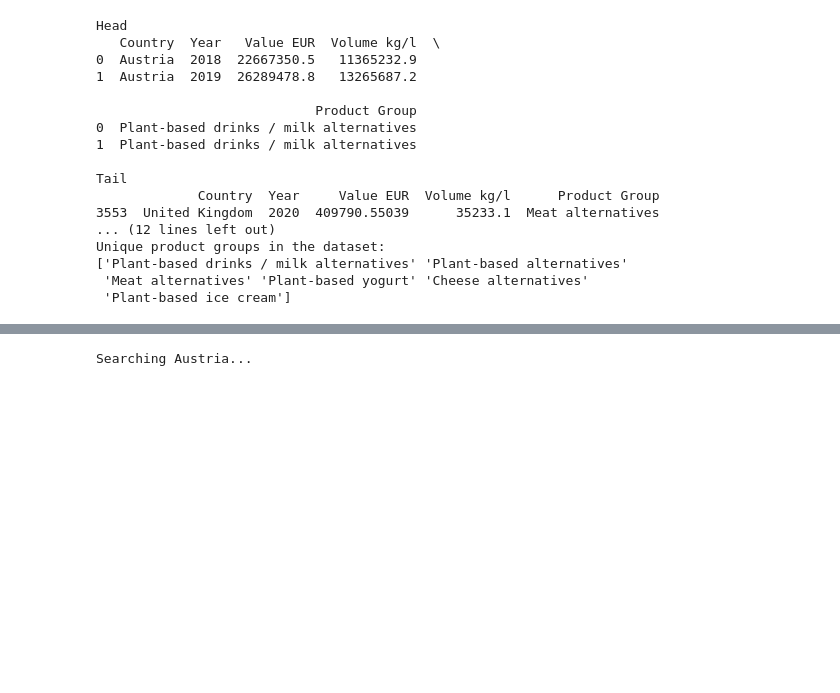
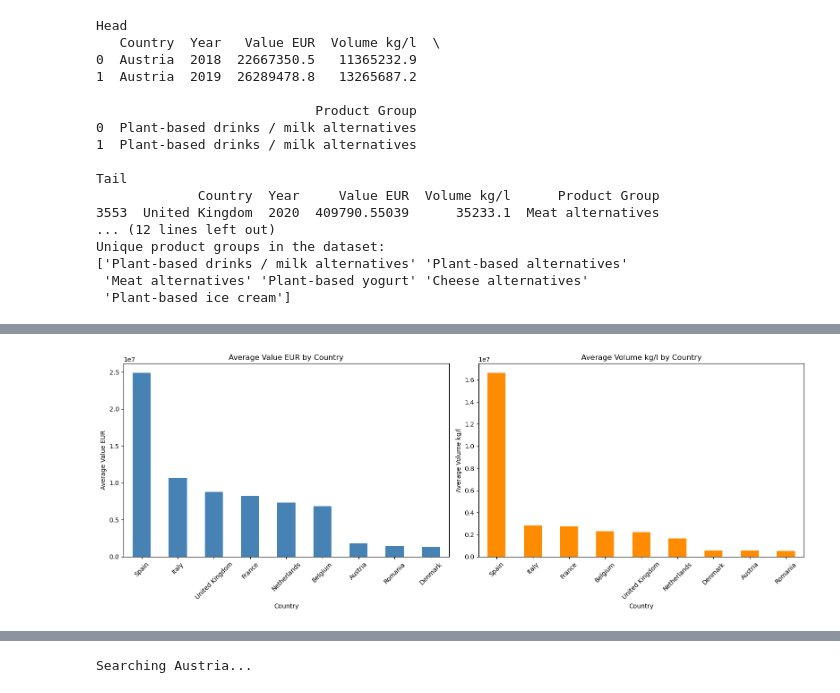
Before and after one commit to huangshuojason/Video-Analysis--DataScience-Group, a Jupyter notebook: notebooks/0603 Group I.ipynb, the cells around one changed output, grey strips where cells are left out. Drawn from its saved outputs; the diff is of its cells as text; code cells hidden in the pictures; blank space fills up the shorter version.

```diff
--- a/notebooks/0603 Group I.ipynb
+++ b/notebooks/0603 Group I.ipynb
@@ -113,3 +113,32 @@ country_descriptive
 | Romania | 48.0 | 1.427317e+06 | 2.630310e+06 | 3.341174 | 122032.921312 | 4.757183e+05 | 1.237929e+06 | 1.370074e+07 | 48.0 | 5.378859e+05 | ... |
 | Spain | 124.0 | 2.489738e+07 | 5.689469e+07 | 237.400000 | 333901.050000 | 2.024559e+06 | 2.097019e+07 | 3.184199e+08 | 124.0 | 1.663794e+07 | ... |
 | United Kingdom | 457.0 | 8.761826e+06 | 2.990147e+07 | 2.197560 | 100360.038006 | 1.011396e+06 | 4.701870e+06 | 2.636784e+08 | 457.0 | 2.229096e+06 | ... |
+# %%
+fig, axes = plt.subplots(1, 2, figsize=(16, 6))
+
+country_mean['Value EUR'].sort_values(ascending=False).plot(
+    kind='bar',
+    ax=axes[0],
+    color='steelblue'
+)
+
+axes[0].set_title('Average Value EUR by Country')
+axes[0].set_xlabel('Country')
+axes[0].set_ylabel('Average Value EUR')
+axes[0].tick_params(axis='x', rotation=45)
+
+country_mean['Volume kg/l'].sort_values(ascending=False).plot(
+    kind='bar',
+    ax=axes[1],
+    color='darkorange'
+)
+
+axes[1].set_title('Average Volume kg/l by Country')
+axes[1].set_xlabel('Country')
+axes[1].set_ylabel('Average Volume kg/l')
+axes[1].tick_params(axis='x', rotation=45)
+
+plt.tight_layout()
+plt.show()
+# %% [output]
+[figure, added]
```
Also changed, not shown: parts of 6 cells of this notebook.
